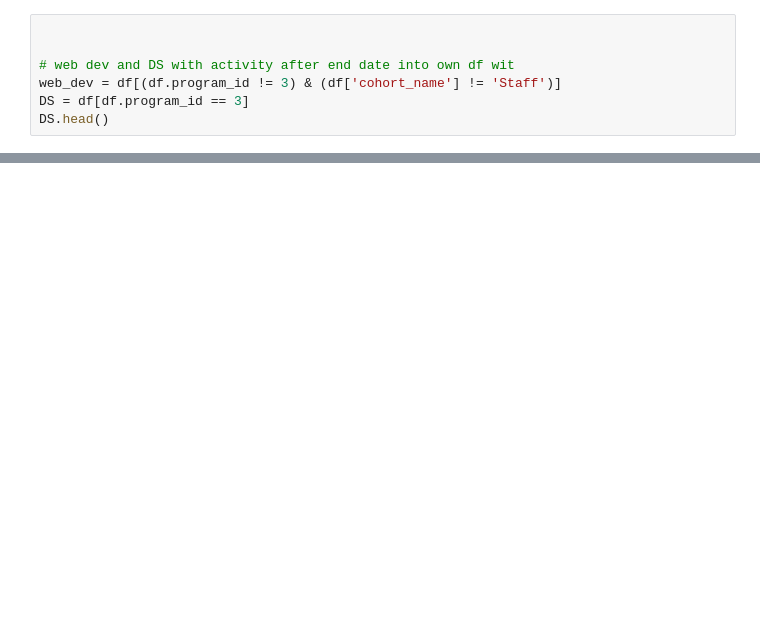
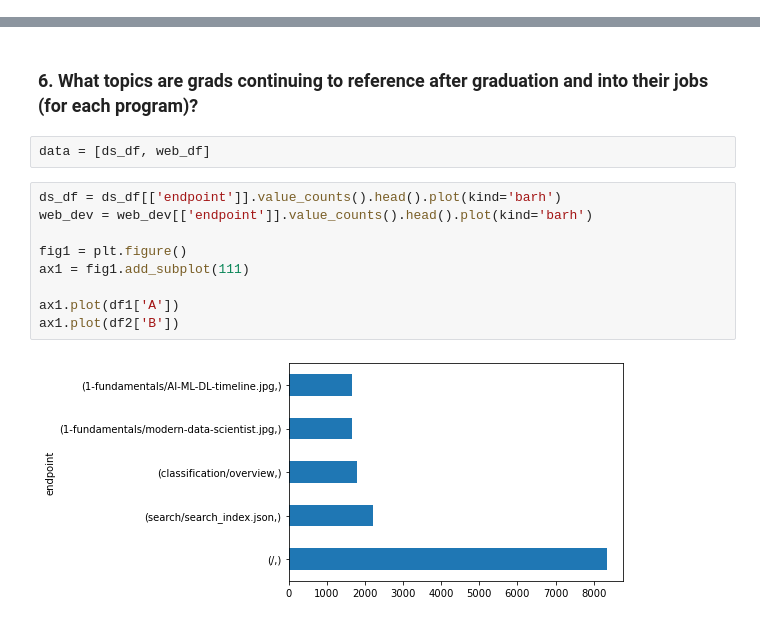
Before and after one commit to Team-Ferret-Kalpana/Logs_archive, a Jupyter notebook: Anomaly_Detection_Report.ipynb, the cells around one changed output, grey strips where cells are left out. Cells and saved outputs as stored; diff of their text form; blank space fills up the shorter version.

```diff
--- a/Anomaly_Detection_Report.ipynb
+++ b/Anomaly_Detection_Report.ipynb
@@ -58,7 +40,0 @@ Name: program_id, dtype: int64
-# %%
-
-
-# web dev and DS with activity after end date into own df wit
-web_dev = df[(df.program_id != 3) & (df['cohort_name'] != 'Staff')]
-DS = df[df.program_id == 3]
-DS.head()
@@ -73 +41,16 @@ DS.head()
+# %% [markdown]
+### 6. What topics are grads continuing to reference after graduation and into their jobs (for each program)?
+# %%
+data = [ds_df, web_df]
+# %%
+ds_df = ds_df[['endpoint']].value_counts().head().plot(kind='barh')
+web_dev = web_dev[['endpoint']].value_counts().head().plot(kind='barh')
+
+fig1 = plt.figure()
+ax1 = fig1.add_subplot(111)
+
+ax1.plot(df1['A'])
+ax1.plot(df2['B'])
+# %% [output]
+[figure, added]
 # %%
```
Also changed, not shown: parts of 10 cells of this notebook.
